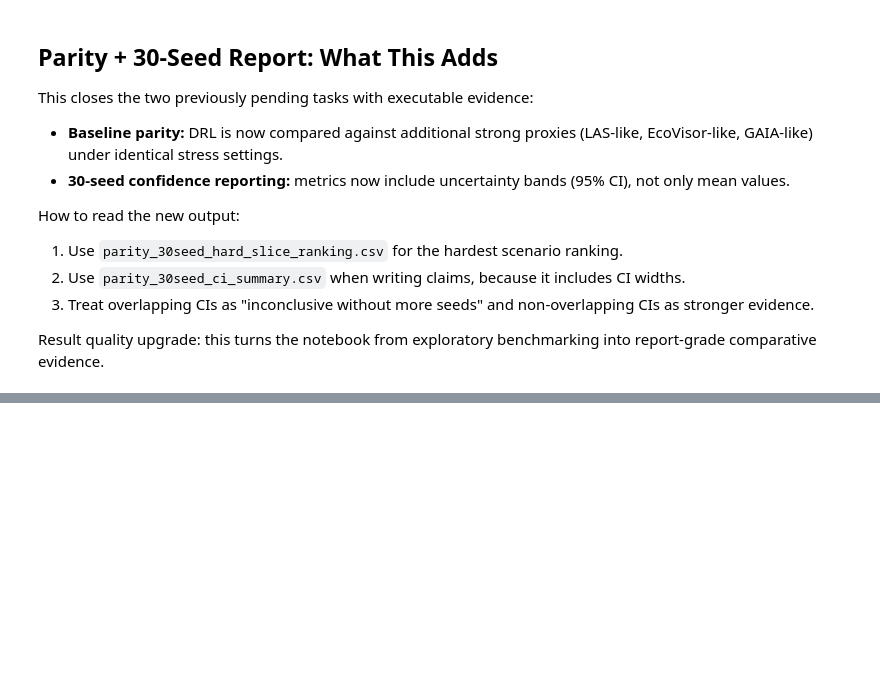
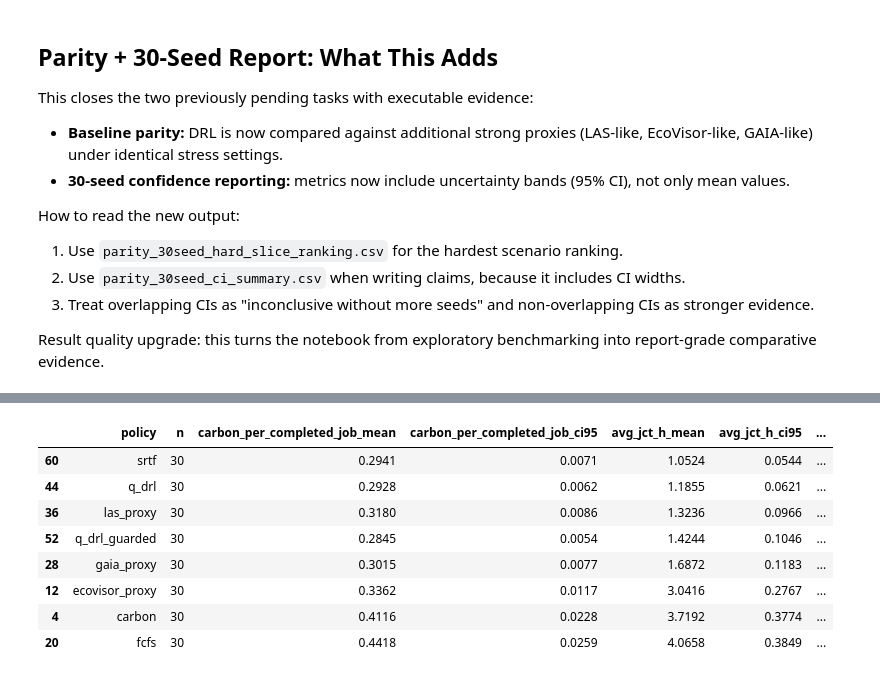
Before and after one commit to Khush-33/Eco-Cloud, a Jupyter notebook: notebooks/initial_drl_experiments.ipynb, the cells around one changed output, grey strips where cells are left out. Drawn from its saved outputs; the diff is of its cells as text; code cells hidden in the pictures; blank space fills up the shorter version.

```diff
--- a/notebooks/initial_drl_experiments.ipynb
+++ b/notebooks/initial_drl_experiments.ipynb
@@ -2141,0 +2149,73 @@ Result quality upgrade: this turns the notebook from exploratory benchmarking in
+# %%
+# 1) Recompute metric-specific CI from 30-seed parity detail (corrected reporting)
+from pathlib import Path
+import numpy as np
+import pandas as pd
+
+def _resolve_data_file(file_name: str) -> Path:
+    candidates = [
+        Path("../data") / file_name,
+        Path("../../Eco-Cloud/data") / file_name,
+        Path("data") / file_name,
+    ]
+    for p in candidates:
+        if p.exists():
+            return p
+    raise FileNotFoundError(f"Could not find {file_name} in expected data folders")
+
+detail_path = _resolve_data_file("parity_30seed_detail.csv")
+detail = pd.read_csv(detail_path)
+
+required = {"policy", "noise_pct", "congestion", "capacity", "seed", "carbon_kg", "avg_jct_h", "jobs_completed"}
+missing = required - set(detail.columns)
+if missing:
+    raise ValueError(f"parity_30seed_detail.csv missing columns: {missing}")
+
+work = detail.copy()
+work["carbon_per_completed_job"] = work["carbon_kg"] / work["jobs_completed"].clip(lower=1)
+work["tradeoff_score"] = 0.6 * work["carbon_per_completed_job"] + 0.4 * work["avg_jct_h"]
+
+group_cols = ["policy", "noise_pct", "congestion", "capacity"]
+ci_summary = (
+    work.groupby(group_cols, as_index=False)
+    .agg(
+        n=("seed", "count"),
+        carbon_per_completed_job_mean=("carbon_per_completed_job", "mean"),
+        carbon_per_completed_job_std=("carbon_per_completed_job", "std"),
+        avg_jct_h_mean=("avg_jct_h", "mean"),
+        avg_jct_h_std=("avg_jct_h", "std"),
+        tradeoff_score_mean=("tradeoff_score", "mean"),
+        tradeoff_score_std=("tradeoff_score", "std"),
+        jobs_completed_mean=("jobs_completed", "mean"),
+    )
+)
+
+for metric in ["carbon_per_completed_job", "avg_jct_h", "tradeoff_score"]:
+    std_col = f"{metric}_std"
+    ci_col = f"{metric}_ci95"
+    ci_summary[ci_col] = 1.96 * ci_summary[std_col].fillna(0.0) / np.sqrt(ci_summary["n"].clip(lower=1))
+
+hard_slice_ci = ci_summary[
+    (ci_summary["noise_pct"].astype(float) == 20.0)
+    & (ci_summary["congestion"] == "high")
+    & (ci_summary["capacity"].astype(int) == 6)
+].copy()
+hard_slice_ci = hard_slice_ci.sort_values("tradeoff_score_mean")
+
+save_root = detail_path.parent
+ci_all_path = save_root / "parity_30seed_ci_metric_corrected.csv"
+ci_hard_path = save_root / "parity_30seed_hard_slice_ci_metric_corrected.csv"
+ci_summary.to_csv(ci_all_path, index=False)
+hard_slice_ci.to_csv(ci_hard_path, index=False)
+
+print("Loaded detail from:", detail_path)
+print("Saved corrected CI summary:", ci_all_path)
+print("Saved corrected hard-slice CI:", ci_hard_path)
+display(hard_slice_ci[[
+    "policy", "n",
+    "carbon_per_completed_job_mean", "carbon_per_completed_job_ci95",
+    "avg_jct_h_mean", "avg_jct_h_ci95",
+    "tradeoff_score_mean", "tradeoff_score_ci95",
+    "jobs_completed_mean",
+]].round(4))
+# %% [output]
@@ -2141,0 +2225,9 @@ Result quality upgrade: this turns the notebook from exploratory benchmarking in
+|  | policy | n | carbon_per_completed_job_mean | carbon_per_completed_job_ci95 | avg_jct_h_mean | avg_jct_h_ci95 | ... |
+| 60 | srtf | 30 | 0.2941 | 0.0071 | 1.0524 | 0.0544 | ... |
+| 44 | q_drl | 30 | 0.2928 | 0.0062 | 1.1855 | 0.0621 | ... |
+| 36 | las_proxy | 30 | 0.3180 | 0.0086 | 1.3236 | 0.0966 | ... |
+| 52 | q_drl_guarded | 30 | 0.2845 | 0.0054 | 1.4244 | 0.1046 | ... |
+| 28 | gaia_proxy | 30 | 0.3015 | 0.0077 | 1.6872 | 0.1183 | ... |
+| 12 | ecovisor_proxy | 30 | 0.3362 | 0.0117 | 3.0416 | 0.2767 | ... |
+| 4 | carbon | 30 | 0.4116 | 0.0228 | 3.7192 | 0.3774 | ... |
+| 20 | fcfs | 30 | 0.4418 | 0.0259 | 4.0658 | 0.3849 | ... |
```
Also changed, not shown: parts of 4 cells of this notebook, 13 other files.
